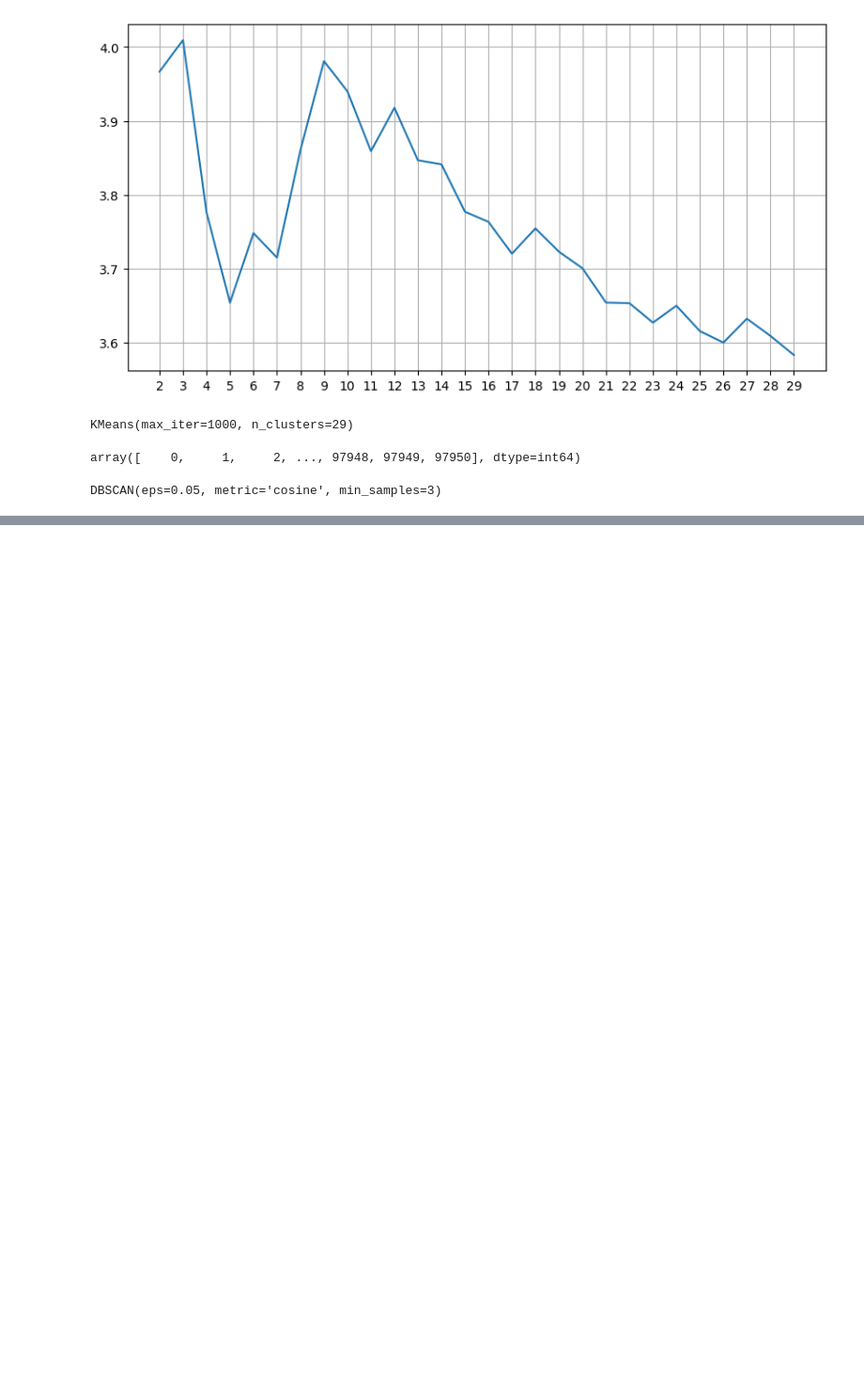
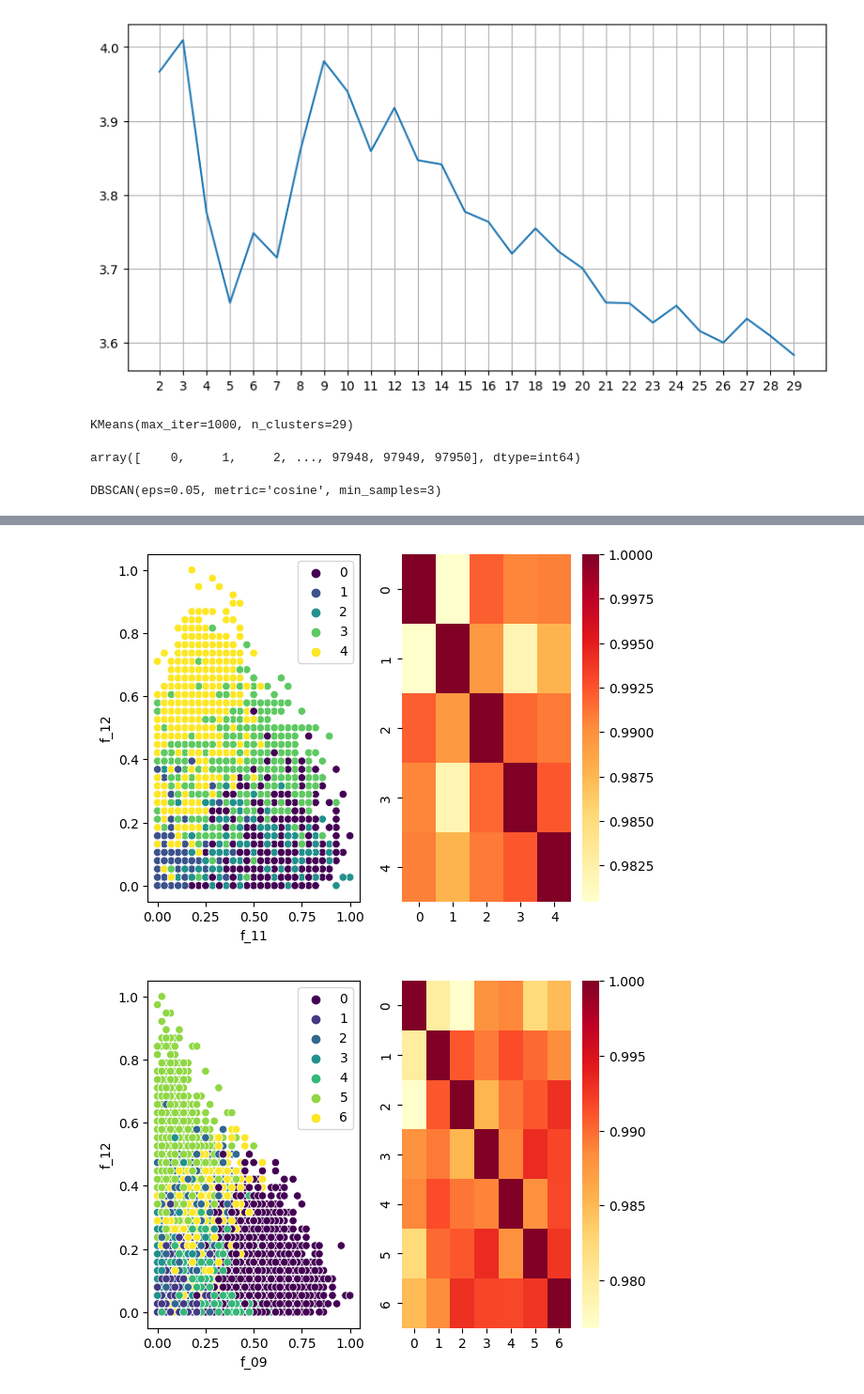
Before and after one commit to elissa-c/university, a Jupyter notebook: Tabular playground/Classification.ipynb, the cells around one changed output, grey strips where cells are left out. Shown at 94% size. Saved outputs shown, nothing was run; the diff lists cells and outputs as text; code cells hidden in the pictures; blank space fills up the shorter version.

```diff
--- a/Tabular playground/Classification.ipynb
+++ b/Tabular playground/Classification.ipynb
@@ -211,0 +199,38 @@ DBSCAN(eps=0.015, min_samples=3)
+# %%
+from sklearn.feature_selection import SelectKBest, f_regression
+from sklearn.metrics.pairwise import cosine_similarity
+models = [model1, model2, model3, model4, model5, model6, model7]
+for m in models:
+    fig, ax = plt.subplots(1, 2)
+    skb_object = SelectKBest(f_regression, k=2)
+    data_new = skb_object.fit_transform(minmax, m.labels_)
+    data_table = pd.DataFrame(data_new[:, 0:2])
+    data_table.columns = [skb_object.get_feature_names_out()[0], skb_object.get_feature_names_out()[1]]
+    data_table['Cluster'] = m.labels_
+    sns.scatterplot(x=skb_object.get_feature_names_out()[0], y=skb_object.get_feature_names_out()[1], hue=m.labels_ ,data=data_table, palette='viridis', ax=ax[0])
+
+    sns.heatmap(cosine_similarity(m.cluster_centers_), cmap='YlOrRd', ax=ax[1])
+
+    fig.show()
+
+
+fig = plt.figure(figsize=(6, 3))
+skb_object = SelectKBest(f_regression, k=2)
+data_new = skb_object.fit_transform(minmax, model11.labels_)
+data_table = pd.DataFrame(data_new[:, 0:2])
+data_table.columns = [skb_object.get_feature_names_out()[0], skb_object.get_feature_names_out()[1]]
+data_table['Cluster'] = model11.labels_
+sns.scatterplot(x=skb_object.get_feature_names_out()[0], y=skb_object.get_feature_names_out()[1], hue=model11.labels_ ,data=data_table, palette='viridis')
+fig.show()
+
+fig = plt.figure(figsize=(6, 3))
+skb_object = SelectKBest(f_regression, k=2)
+data_new = skb_object.fit_transform(minmax, model12.labels_)
+data_table = pd.DataFrame(data_new[:, 0:2])
+data_table.columns = [skb_object.get_feature_names_out()[0], skb_object.get_feature_names_out()[1]]
+data_table['Cluster'] = model12.labels_
+sns.scatterplot(x=skb_object.get_feature_names_out()[0], y=skb_object.get_feature_names_out()[1], hue=model12.labels_ ,data=data_table, palette='viridis')
+fig.show()
+# %% [output]
+[figure, added]
+[figure, added]
```
Also changed, not shown: parts of 6 cells of this notebook.
